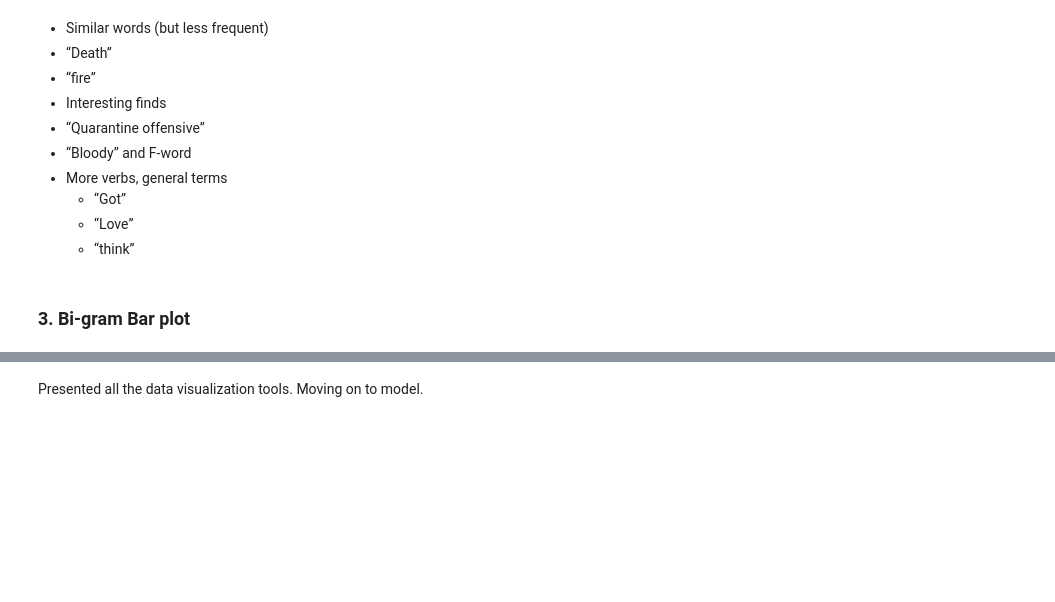
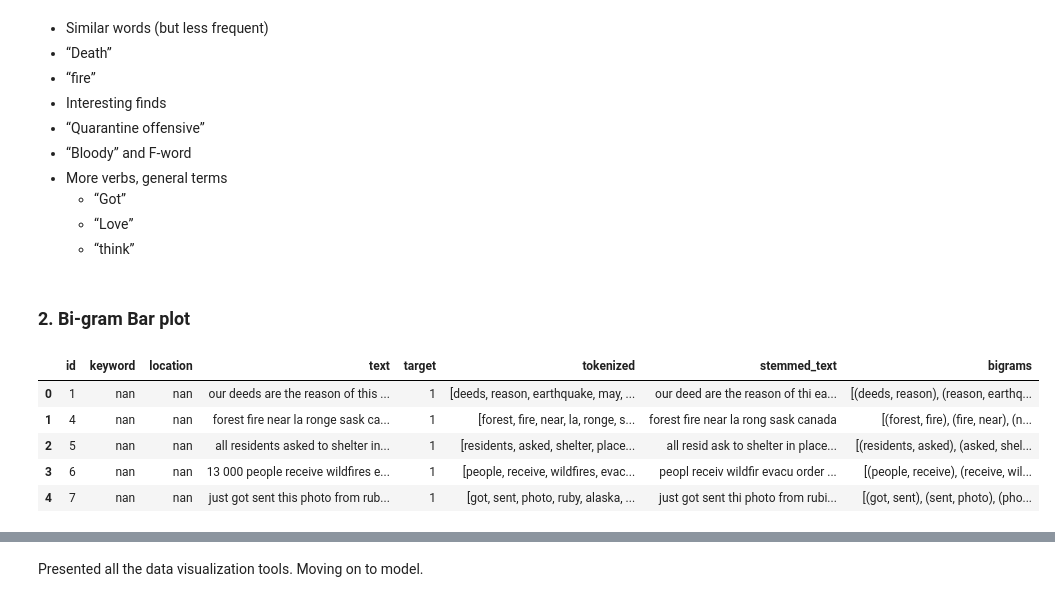
Before and after one commit to pranshudiwan/NLP_CS_6200, a Jupyter notebook: NLP_test.ipynb, the cells around one changed output, grey strips where cells are left out. Saved outputs shown, nothing was run; the diff lists cells and outputs as text; code cells hidden in the pictures; blank space fills up the shorter version.

```diff
--- a/NLP_test.ipynb
+++ b/NLP_test.ipynb
@@ -826,4 +847,13 @@ for line in non_disaster_list:
   - “Love”
   - “think”
 # %% [markdown]
-### 3. Bi-gram Bar plot
+### 2. Bi-gram Bar plot
+# %%
+train.head()
+# %% [output]
+|  | id | keyword | location | text | target | tokenized | stemmed_text | bigrams |
+| 0 | 1 | nan | nan | our deeds are the reason of this ... | 1 | [deeds, reason, earthquake, may, ... | our deed are the reason of thi ea... | [(deeds, reason), (reason, earthq... |
+| 1 | 4 | nan | nan | forest fire near la ronge sask ca... | 1 | [forest, fire, near, la, ronge, s... | forest fire near la rong sask canada | [(forest, fire), (fire, near), (n... |
+| 2 | 5 | nan | nan | all residents asked to shelter in... | 1 | [residents, asked, shelter, place... | all resid ask to shelter in place... | [(residents, asked), (asked, shel... |
+| 3 | 6 | nan | nan | 13 000 people receive wildfires e... | 1 | [people, receive, wildfires, evac... | peopl receiv wildfir evacu order ... | [(people, receive), (receive, wil... |
+| 4 | 7 | nan | nan | just got sent this photo from rub... | 1 | [got, sent, photo, ruby, alaska, ... | just got sent thi photo from rubi... | [(got, sent), (sent, photo), (pho... |
```
Also changed, not shown: parts of 84 cells of this notebook.
